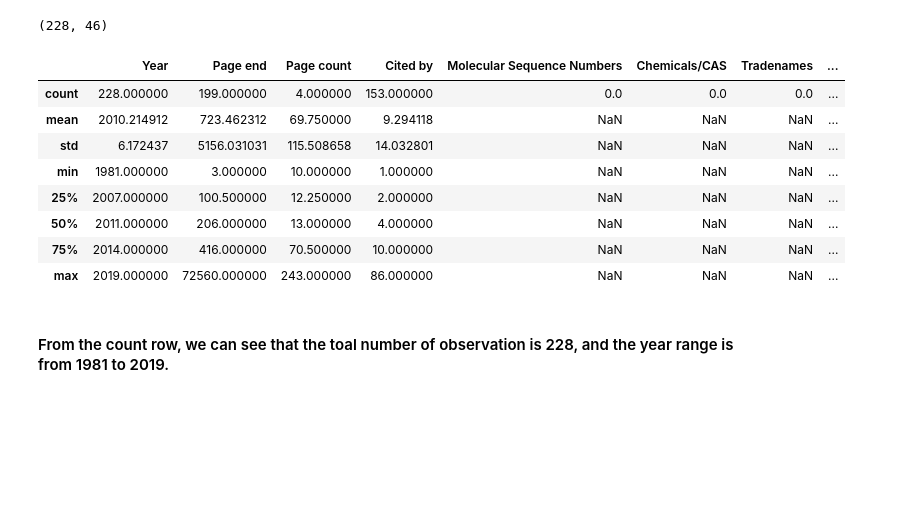
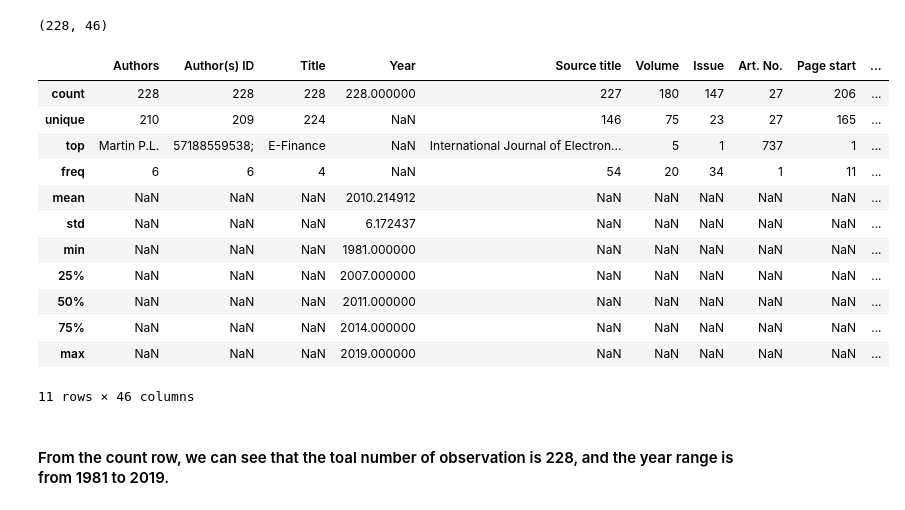
Before and after one commit to rahulgundre/HDSCWINTER-22_Premier-project, a Jupyter notebook: EDA analysis .ipynb, the cells around one changed output. Saved outputs shown, nothing was run; the diff lists cells and outputs as text; code cells hidden in the pictures; blank space fills up the shorter version.

```diff
--- a/EDA analysis .ipynb
+++ b/EDA analysis .ipynb
@@ -29,17 +23,21 @@ df.shape
 # %% [output]
 (228, 46)
 # %%
-df.describe()
+df.describe(include="all")
 # %% [output]
-|  | Year | Page end | Page count | Cited by | Molecular Sequence Numbers | Chemicals/CAS | Tradenames | ... |
-| count | 228.000000 | 199.000000 | 4.000000 | 153.000000 | 0.0 | 0.0 | 0.0 | ... |
-| mean | 2010.214912 | 723.462312 | 69.750000 | 9.294118 | NaN | NaN | NaN | ... |
-| std | 6.172437 | 5156.031031 | 115.508658 | 14.032801 | NaN | NaN | NaN | ... |
-| min | 1981.000000 | 3.000000 | 10.000000 | 1.000000 | NaN | NaN | NaN | ... |
-| 25% | 2007.000000 | 100.500000 | 12.250000 | 2.000000 | NaN | NaN | NaN | ... |
-| 50% | 2011.000000 | 206.000000 | 13.000000 | 4.000000 | NaN | NaN | NaN | ... |
-| 75% | 2014.000000 | 416.000000 | 70.500000 | 10.000000 | NaN | NaN | NaN | ... |
-| max | 2019.000000 | 72560.000000 | 243.000000 | 86.000000 | NaN | NaN | NaN | ... |
+|  | Authors | Author(s) ID | Title | Year | Source title | Volume | Issue | Art. No. | Page start | ... |
+| count | 228 | 228 | 228 | 228.000000 | 227 | 180 | 147 | 27 | 206 | ... |
+| unique | 210 | 209 | 224 | NaN | 146 | 75 | 23 | 27 | 165 | ... |
+| top | Martin P.L. | 57188559538; | E-Finance | NaN | International Journal of Electron... | 5 | 1 | 737 | 1 | ... |
+| freq | 6 | 6 | 4 | NaN | 54 | 20 | 34 | 1 | 11 | ... |
+| mean | NaN | NaN | NaN | 2010.214912 | NaN | NaN | NaN | NaN | NaN | ... |
+| std | NaN | NaN | NaN | 6.172437 | NaN | NaN | NaN | NaN | NaN | ... |
+| min | NaN | NaN | NaN | 1981.000000 | NaN | NaN | NaN | NaN | NaN | ... |
+| 25% | NaN | NaN | NaN | 2007.000000 | NaN | NaN | NaN | NaN | NaN | ... |
+| 50% | NaN | NaN | NaN | 2011.000000 | NaN | NaN | NaN | NaN | NaN | ... |
+| 75% | NaN | NaN | NaN | 2014.000000 | NaN | NaN | NaN | NaN | NaN | ... |
+| max | NaN | NaN | NaN | 2019.000000 | NaN | NaN | NaN | NaN | NaN | ... |
+11 rows × 46 columns
 # %% [markdown]
 #### From the count row, we can see that the toal number of observation is 228, and the year range is from 1981 to 2019.
 # %%
```
Also changed, not shown: parts of 17 cells of this notebook, 1 other file.
